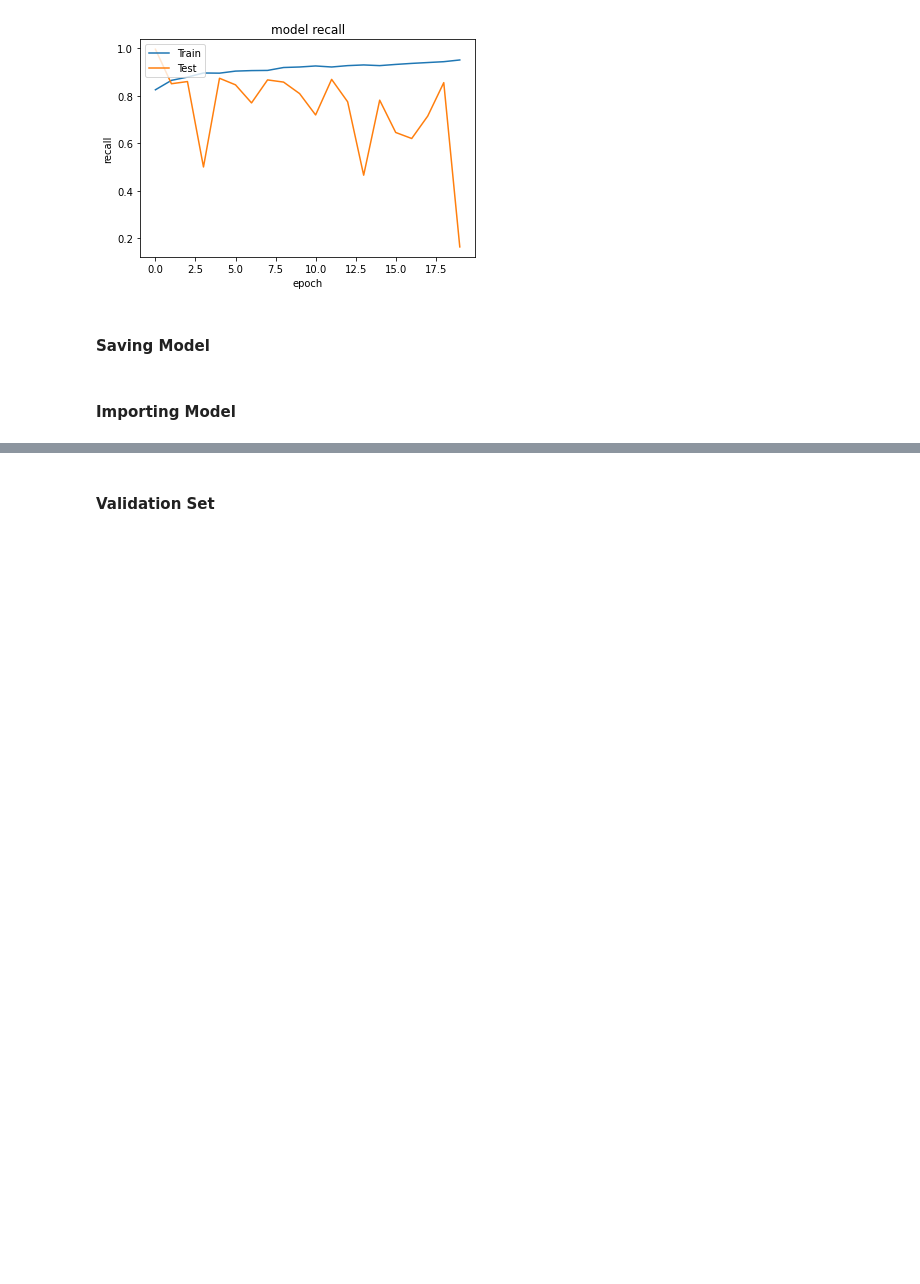
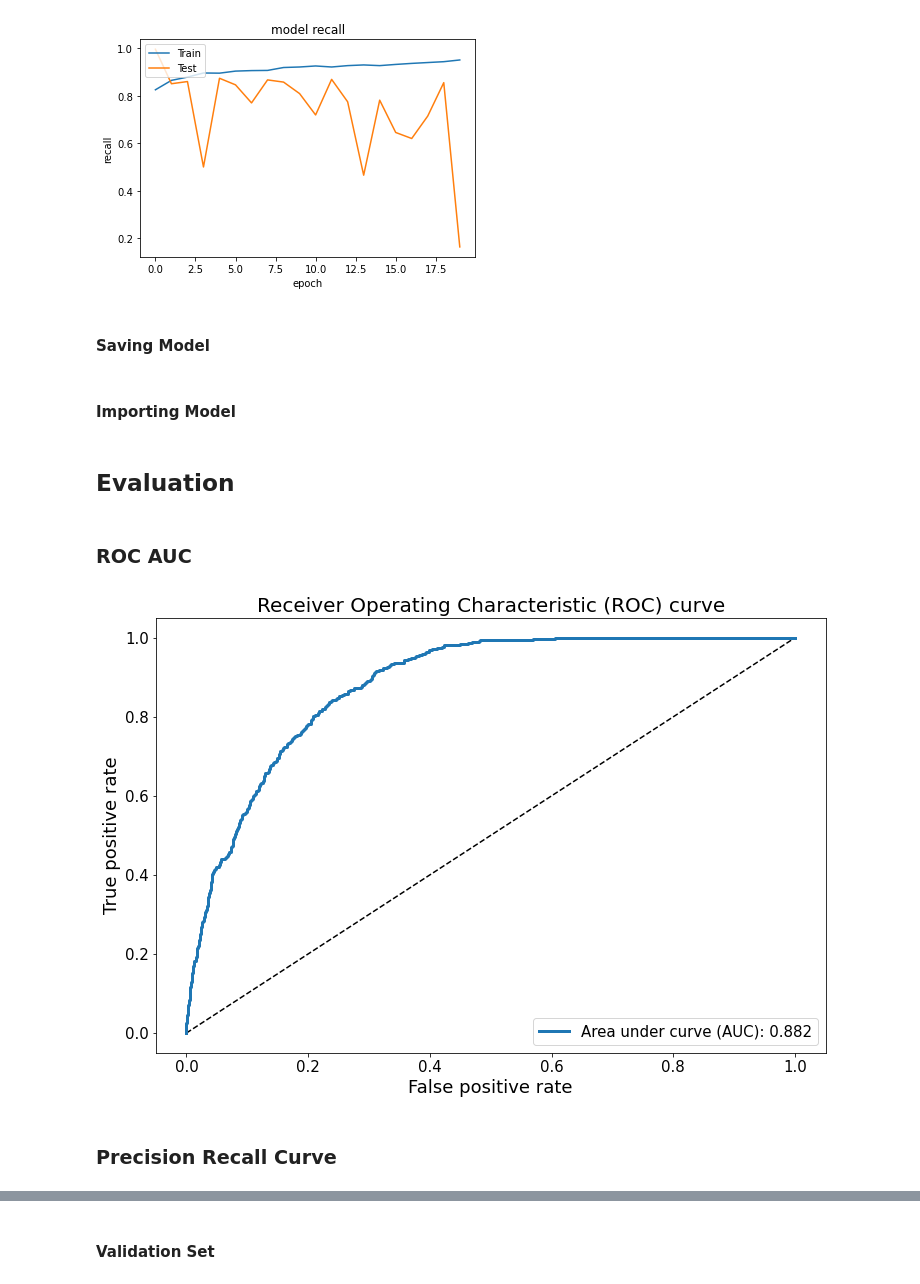
Before and after one commit to taksug229/cancer-image-recognition, a Jupyter notebook: 2. All Data Modeling.ipynb, the cells around one changed output, grey strips where cells are left out. Saved outputs shown, nothing was run; the diff lists cells and outputs as text; code cells hidden in the pictures; blank space fills up the shorter version.

```diff
--- a/2. All Data Modeling.ipynb
+++ b/2. All Data Modeling.ipynb
@@ -143,3 +145,7 @@ plot_recall(history, 'recall_10')
 #### Importing Model
 # %%
 new_model = load_model('models/vgg_transfer_1.h5')
+# %% [markdown]
+## Evaluation
+# %% [markdown]
+### ROC AUC
@@ -145,0 +161,29 @@ new_model = load_model('models/vgg_transfer_1.h5')
+# %%
+fig, ax = plt.subplots(figsize=(12,8))
+ticks = np.arange(-0.2 ,1.2 , 0.2)
+
+title_size = 20
+label_size = 18
+legend_size = 15
+tick_size = 15
+
+ax.plot([0, 1], [0, 1], 'k--')
+ax.plot(fpr, tpr, label='Area under curve (AUC): {:.3f}'.format(auc_keras), linewidth=3.0)
+
+ax.set_title('Receiver Operating Characteristic (ROC) curve', size=title_size)
+
+ax.set_xlabel('False positive rate', size=label_size)
+ax.set_ylabel('True positive rate', size=label_size)
+
+ax.set_xticklabels(ticks, fontsize=tick_size)
+ax.xaxis.set_major_formatter(FormatStrFormatter('%.1f'))
+ax.set_yticklabels(ticks, fontsize=tick_size)
+ax.yaxis.set_major_formatter(FormatStrFormatter('%.1f'))
+
+ax.legend(loc='best', fontsize=legend_size)
+fig.show()
+fig.savefig('img/roc_auc.png')
+# %% [output]
+[figure, added]
+# %% [markdown]
+### Precision Recall Curve
```
Also changed, not shown: parts of 42 cells of this notebook, 11 other files.
